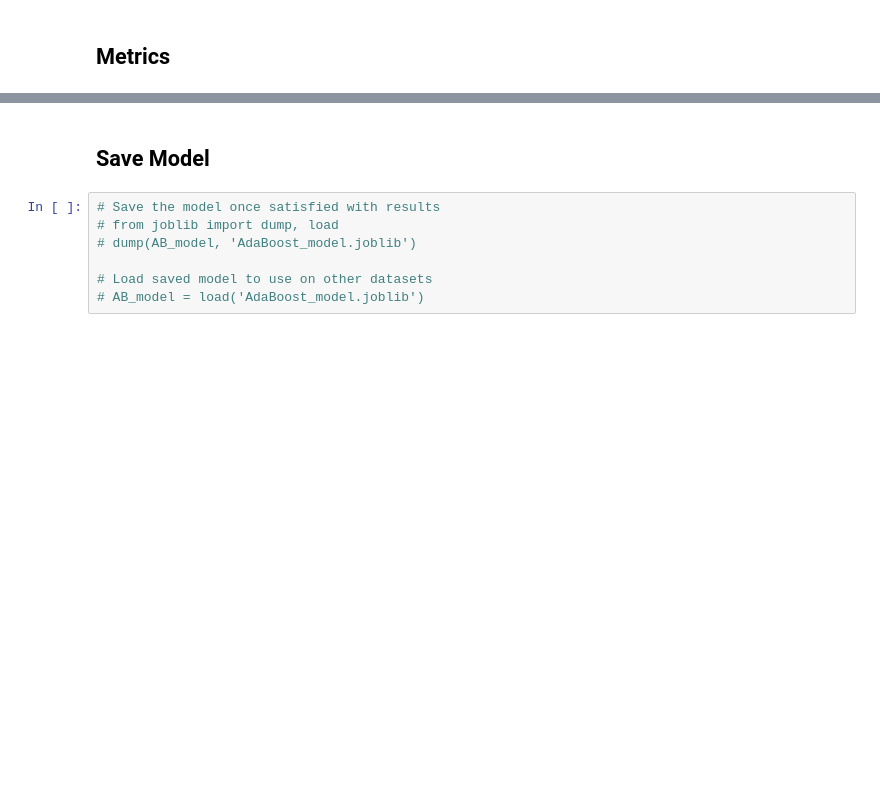
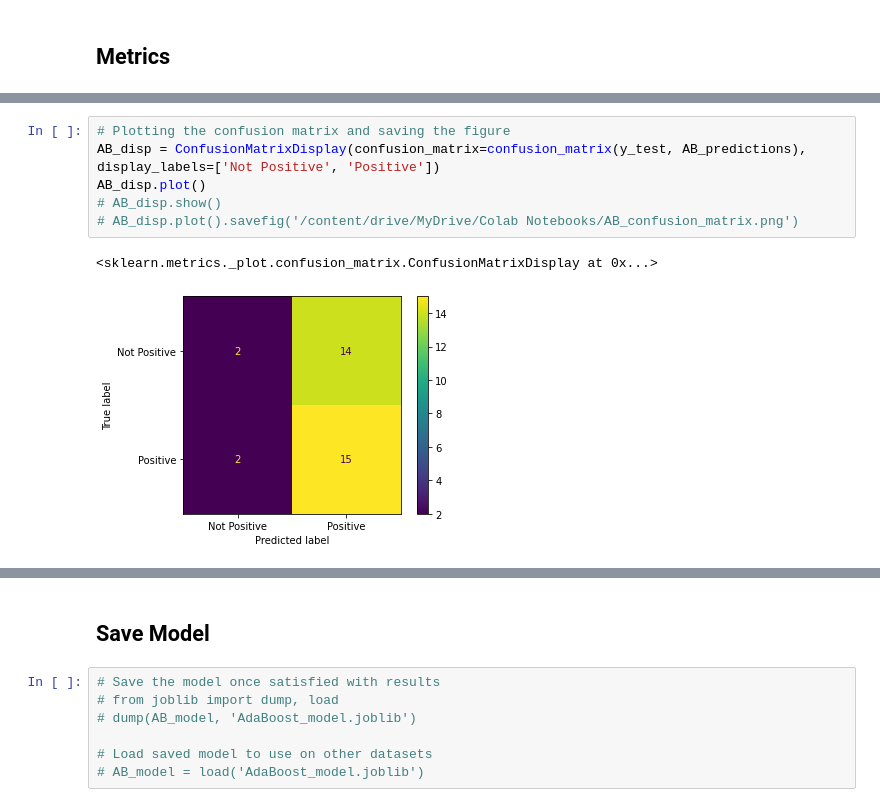
Before and after one commit to maxla777/Project-2, a Jupyter notebook: Monique/ML_models_technical_sentiment.ipynb, the cells around one changed output, grey strips where cells are left out. Cells and saved outputs as stored; diff of their text form; blank space fills up the shorter version.

```diff
--- a/Monique/ML_models_technical_sentiment.ipynb
+++ b/Monique/ML_models_technical_sentiment.ipynb
@@ -263,0 +287,9 @@ Area Under the Curve: 0.522
+# %%
+# Plotting the confusion matrix and saving the figure
+AB_disp = ConfusionMatrixDisplay(confusion_matrix=confusion_matrix(y_test, AB_predictions), display_labels=['Not Positive', 'Positive'])
+AB_disp.plot()
+# AB_disp.show()
+# AB_disp.plot().savefig('/content/drive/MyDrive/Colab Notebooks/AB_confusion_matrix.png')
+# %% [output]
+<sklearn.metrics._plot.confusion_matrix.ConfusionMatrixDisplay at 0x...>
+[figure, added]
```
Also changed, not shown: parts of 34 cells of this notebook, 1 other file.
